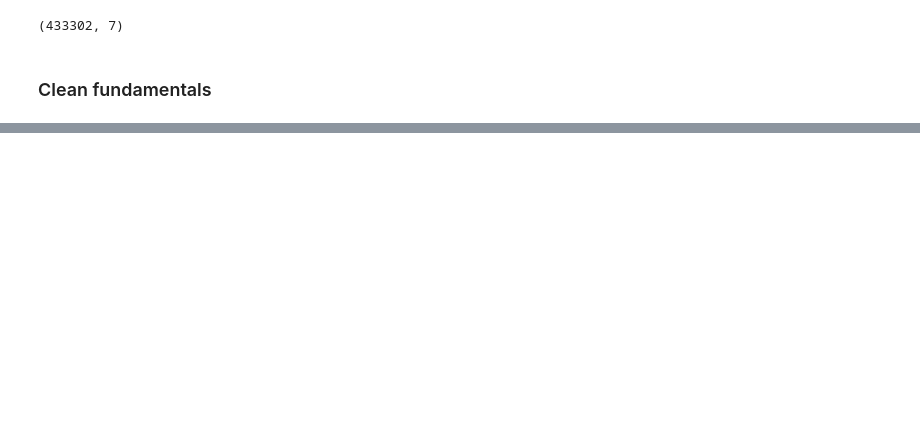
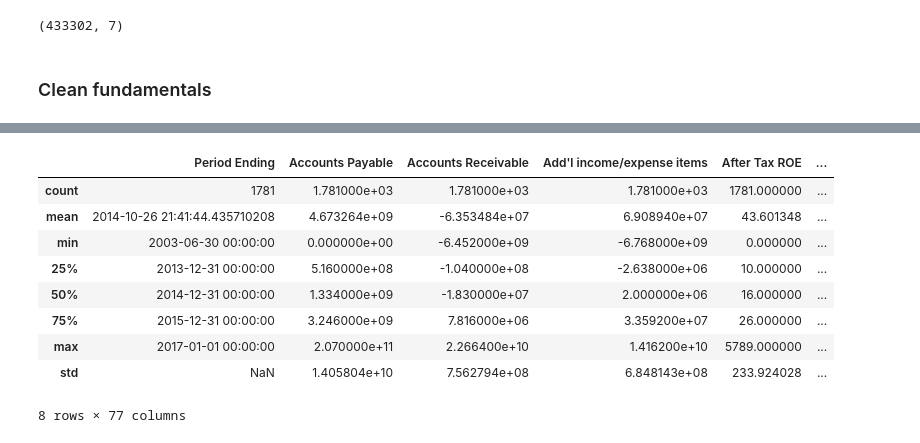
Before and after one commit to griffinschwab/NYSE-ML-Project, a Jupyter notebook: clean-and-wrangle-data.ipynb, the cells around one changed output, grey strips where cells are left out. Cells and saved outputs as stored; diff of their text form; code cells hidden in the pictures; blank space fills up the shorter version.

```diff
--- a/clean-and-wrangle-data.ipynb
+++ b/clean-and-wrangle-data.ipynb
@@ -132,0 +168,3 @@ price_df.shape
+# %%
+fundamentals_df.drop(columns=['Unnamed: 0'], inplace=True)
+fundamentals_df.head()
@@ -132,0 +179,4 @@ price_df.shape
+# %%
+# Convert Period Ending column to datetime.
+fundamentals_df['Period Ending'] = pd.to_datetime(fundamentals_df['Period Ending'], format="%m/%d/%Y")
+fundamentals_df.info()
@@ -132,0 +201,13 @@ price_df.shape
+# %%
+fundamentals_df.describe()
+# %% [output]
+|  | Period Ending | Accounts Payable | Accounts Receivable | Add'l income/expense items | After Tax ROE | ... |
+| count | 1781 | 1.781000e+03 | 1.781000e+03 | 1.781000e+03 | 1781.000000 | ... |
+| mean | 2014-10-26 21:41:44.435710208 | 4.673264e+09 | -6.353484e+07 | 6.908940e+07 | 43.601348 | ... |
+| min | 2003-06-30 00:00:00 | 0.000000e+00 | -6.452000e+09 | -6.768000e+09 | 0.000000 | ... |
+| 25% | 2013-12-31 00:00:00 | 5.160000e+08 | -1.040000e+08 | -2.638000e+06 | 10.000000 | ... |
+| 50% | 2014-12-31 00:00:00 | 1.334000e+09 | -1.830000e+07 | 2.000000e+06 | 16.000000 | ... |
+| 75% | 2015-12-31 00:00:00 | 3.246000e+09 | 7.816000e+06 | 3.359200e+07 | 26.000000 | ... |
+| max | 2017-01-01 00:00:00 | 2.070000e+11 | 2.266400e+10 | 1.416200e+10 | 5789.000000 | ... |
+| std | NaN | 1.405804e+10 | 7.562794e+08 | 6.848143e+08 | 233.924028 | ... |
+8 rows × 77 columns
```
Also changed, not shown: parts of 7 cells of this notebook, 1 other file.
